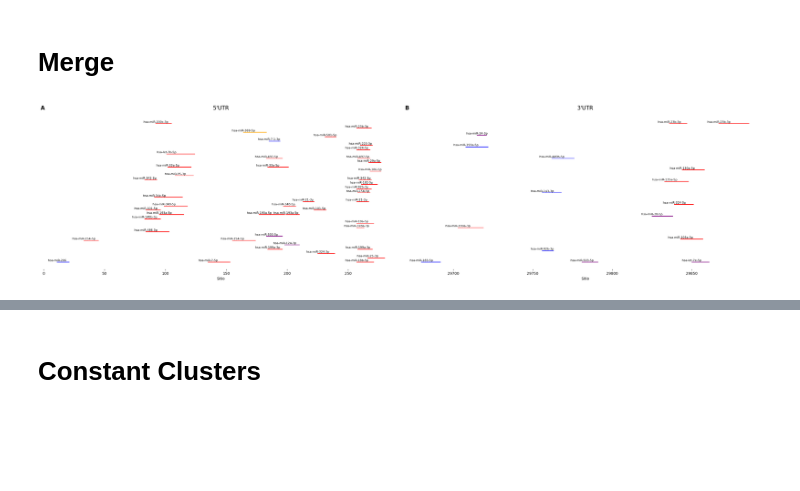
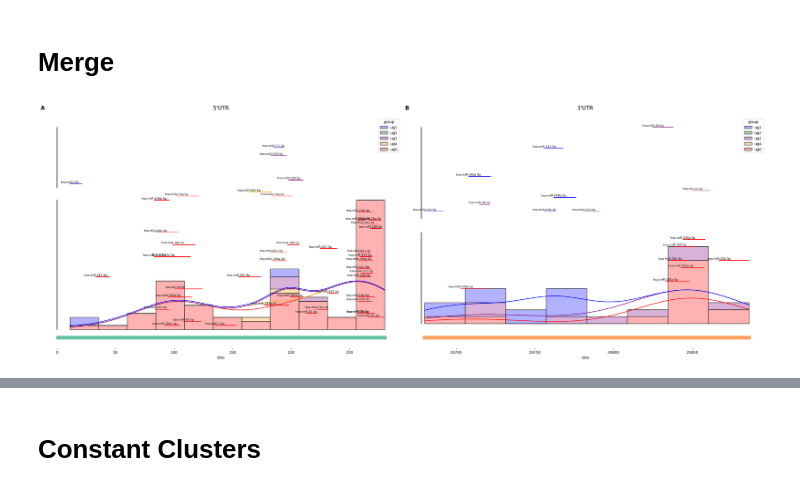
Before and after one commit to FerAmbriz/SelectionPatternsSARSCoV2, a Jupyter notebook: scr/Plot_miRNA.ipynb, the cells around one changed output, grey strips where cells are left out. Drawn from its saved outputs; the diff is of its cells as text; code cells hidden in the pictures; blank space fills up the shorter version.

```diff
--- a/scr/Plot_miRNA.ipynb
+++ b/scr/Plot_miRNA.ipynb
@@ -192,16 +5,0 @@ df_result['value'] = list(map(float, df_result['value'] ))
-# %%
-for i in df_result.miRNA.unique():
-    df_i = df_result[df_result['miRNA']==i]
-    for j in df_i.rep.unique():
-        df_ij = df_i[df_i['rep']==j]
-        sns.lineplot(data=df_ij, x='value', y='mapped_value', hue = 'group',
-                 palette = {'shared': 'red', 'gst1': 'blue', 'gst2':'green'})
-
-
-# Agrupar por miRNA y anotar solo el primer punto de cada grupo
-grouped = df_result.groupby(by=['miRNA', 'rep']).first().reset_index()
-
-for i in range(len(grouped)):
-    plt.annotate(grouped['miRNA'][i], (grouped['value'][i], grouped['mapped_value'][i]), textcoords="offset points", xytext=(0,10), ha='center')
-
-plt.show()
@@ -684,7 +434,10 @@ df_result2.drop([14,15,16,17,18,19, 26,27,28,29,30,31,32,33,
 # %% [markdown]
 # Merge
+# %%
+df_result1['group'] = pd.Categorical(df_result1['group'], categories=['ug1', 'ug2', 'ug3', 'ug4', 'ugG'], ordered=True)
+df_result2['group'] = pd.Categorical(df_result2['group'], categories=['ug1', 'ug2', 'ug3', 'ug4', 'ugG'], ordered=True)
 # %%
-fig, (ax1, ax2) = plt.subplots(1, 2, figsize=(28, 7))
+fig, (ax1, ax2) = plt.subplots(1, 2, figsize=(28, 10))
 
 # Primer gráfico
 for i in df_result1.miRNA.unique():
@@ -700,6 +453,24 @@ grouped = df_result1.groupby(by=['miRNA', 'rep']).first().reset_index()
 for i in range(len(grouped)):
     ax1.annotate(grouped['miRNA'][i], (grouped['value'][i], grouped['mapped_value'][i]), textcoords="offset points",
                  xytext=(0, 3), ha='center', fontsize=8)
+
+
+df_line = pd.DataFrame({
+    'value':[1, 280],
+    'mapped_value': [-2,-2],
+    'group': ['5', '5']
+})
+sns.lineplot(data=df_line, x='value', y='mapped_value', hue='group',
+                     palette='Set2', linewidth = 10,
+                     legend=False, ax=ax1)
+
+
+sns.histplot(data=df_result1, x="value", kde=True, hue = 'group', ax = ax1,  multiple="stack", binwidth= 25,
+             palette={'ugG': 'red', 'ug1': 'blue', 'ug2': 'green', 'ug3': 'purple', 'ug4': 'orange'}, alpha = 0.3)
+
+# Añadir una línea vertical
+ax1.plot([0, 0], [0, 32], color='black', linestyle='-')
+ax1.plot([0, 0], [35, 50], color='black', linestyle='-')
 
 
 sns.despine(left=True, bottom=True, ax=ax1)
@@ -714,31 +485,52 @@ for i in df_result2.miRNA.unique():
                      palette={'ugG': 'red', 'ug1': 'blue', 'ug2': 'green', 'ug3': 'purple', 'ug4': 'orange'},
                      legend=False, ax=ax2)
 
 # Agrupar por miRNA y anotar solo el primer punto de cada grupo
 grouped = df_result2.groupby(by=['miRNA', 'rep']).first().reset_index()
 for i in range(len(grouped)):
     ax2.annotate(grouped['miRNA'][i], (grouped['value'][i], grouped['mapped_value'][i]), textcoords="offset points",
                  xytext=(0, 3), ha='center', fontsize=8)
 
+df_line = pd.DataFrame({
+    'value':[29680, 29886],
+    'mapped_value': [-2, -2],
+    'group': ['3', '3']
+})
+sns.lineplot(data=df_line, x='value', y='mapped_value', hue='group',
+                     palette={'3': '#ffa05e'}, linewidth = 10,
+                     legend=False, ax=ax2)
+
+sns.histplot(data=df_result2, x="value", kde=True, hue = 'group', ax = ax2,  multiple="stack", binwidth= 25,
+             palette={'ugG': 'red', 'ug1': 'blue', 'ug2': 'green', 'ug3': 'purple', 'ug4': 'orange'}, alpha = 0.3)
+
+
 sns.despine(left=True, bottom=True, ax=ax2)
+
+
+# Añadir una línea vertical
+ax2.plot([29678, 29678], [0, 13], color='black', linestyle='-')
+ax2.plot([29678, 29678], [15, 28], color='black', linestyle='-')
+
+
+
 ax1.set_title('A', fontweight="bold", loc = 'left', fontsize=15)
 ax1.set_title("5'UTR", fontsize=15, pad=20)
 
 
 ax2.set_title('B', fontweight="bold", loc = 'left', fontsize=15)
 ax2.set_title("3'UTR", fontsize=15, pad=20)
 
 ax1.set_xlabel('Sitio')
 ax2.set_xlabel('Sitio')
 
 ax1.set_ylabel('')
 ax2.set_ylabel('')
 
 ax1.set_yticks([])
 ax2.set_yticks([])
 
 plt.tight_layout()
 plt.savefig('../../Plots/miRNA_predicted_geoCluster.pdf')
 plt.show()
 # %% [output]
-[figure, old version]
+[figure, new version]
```
Also changed, not shown: parts of 39 cells of this notebook, 4 other files.
